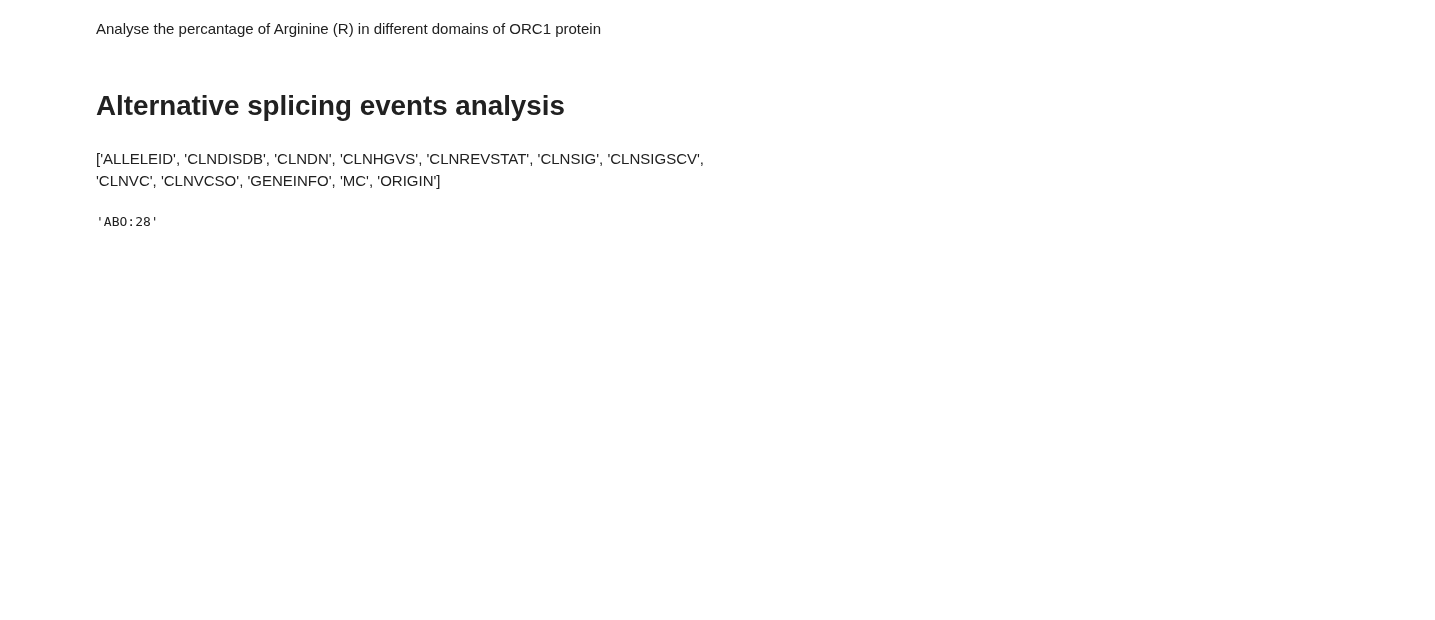
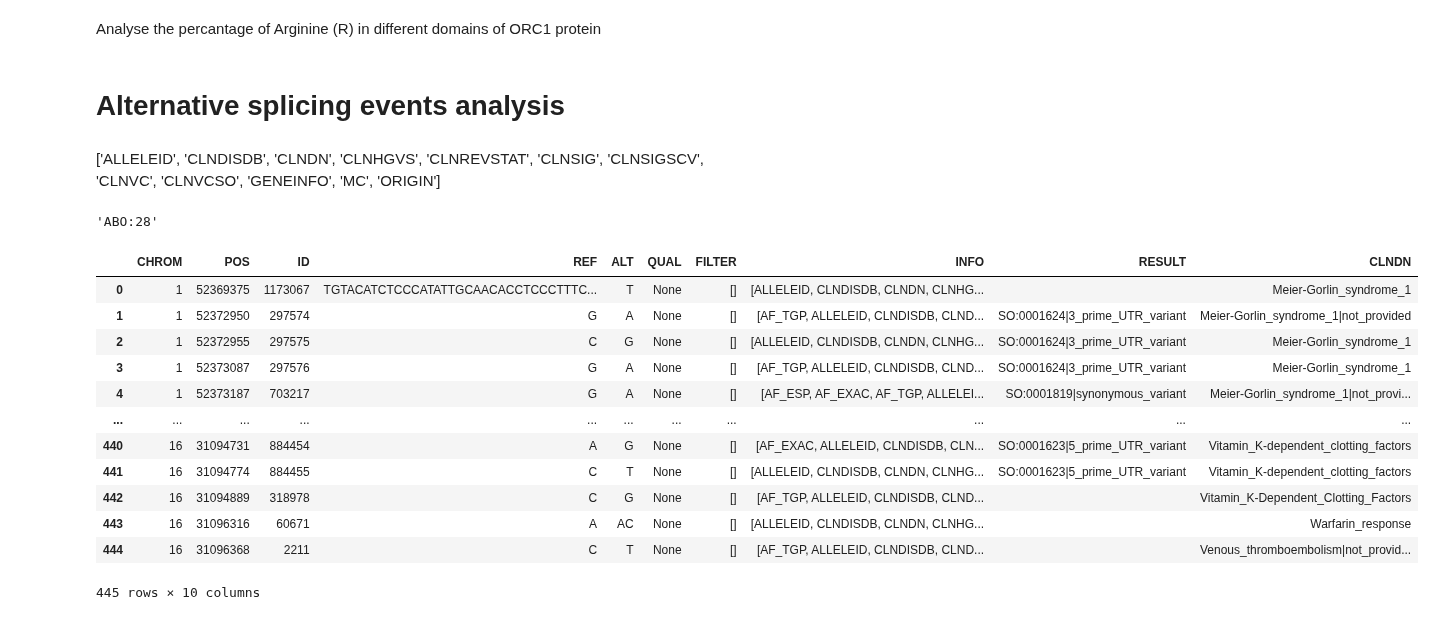
Before and after one commit to Lopatushka/ORC1, a Jupyter notebook: clinvar_analysis_short_df.ipynb, the cells around one changed output. Cells and saved outputs as stored; diff of their text form; code cells hidden in the pictures; blank space fills up the shorter version.

```diff
--- a/clinvar_analysis_short_df.ipynb
+++ b/clinvar_analysis_short_df.ipynb
@@ -605,6 +606,22 @@ for record in vcf_reader.fetch():
 # %%
 # Convert to DataFrame
 df = pd.DataFrame(variants)
+# %%
+df
+# %% [output]
+|  | CHROM | POS | ID | REF | ALT | QUAL | FILTER | INFO | RESULT | CLNDN |
+| 0 | 1 | 52369375 | 1173067 | TGTACATCTCCCATATTGCAACACCTCCCTTTC... | T | None | [] | [ALLELEID, CLNDISDB, CLNDN, CLNHG... |  | Meier-Gorlin_syndrome_1 |
+| 1 | 1 | 52372950 | 297574 | G | A | None | [] | [AF_TGP, ALLELEID, CLNDISDB, CLND... | SO:0001624|3_prime_UTR_variant | Meier-Gorlin_syndrome_1|not_provided |
+| 2 | 1 | 52372955 | 297575 | C | G | None | [] | [ALLELEID, CLNDISDB, CLNDN, CLNHG... | SO:0001624|3_prime_UTR_variant | Meier-Gorlin_syndrome_1 |
+| 3 | 1 | 52373087 | 297576 | G | A | None | [] | [AF_TGP, ALLELEID, CLNDISDB, CLND... | SO:0001624|3_prime_UTR_variant | Meier-Gorlin_syndrome_1 |
+| 4 | 1 | 52373187 | 703217 | G | A | None | [] | [AF_ESP, AF_EXAC, AF_TGP, ALLELEI... | SO:0001819|synonymous_variant | Meier-Gorlin_syndrome_1|not_provi... |
+| ... | ... | ... | ... | ... | ... | ... | ... | ... | ... | ... |
+| 440 | 16 | 31094731 | 884454 | A | G | None | [] | [AF_EXAC, ALLELEID, CLNDISDB, CLN... | SO:0001623|5_prime_UTR_variant | Vitamin_K-dependent_clotting_factors |
+| 441 | 16 | 31094774 | 884455 | C | T | None | [] | [ALLELEID, CLNDISDB, CLNDN, CLNHG... | SO:0001623|5_prime_UTR_variant | Vitamin_K-dependent_clotting_factors |
+| 442 | 16 | 31094889 | 318978 | C | G | None | [] | [AF_TGP, ALLELEID, CLNDISDB, CLND... |  | Vitamin_K-Dependent_Clotting_Factors |
+| 443 | 16 | 31096316 | 60671 | A | AC | None | [] | [ALLELEID, CLNDISDB, CLNDN, CLNHG... |  | Warfarin_response |
+| 444 | 16 | 31096368 | 2211 | C | T | None | [] | [AF_TGP, ALLELEID, CLNDISDB, CLND... |  | Venous_thromboembolism|not_provid... |
+445 rows × 10 columns
 # %%
 def split_row(row):
     try:
```
Also changed, not shown: parts of 4 cells of this notebook, 2 other files.
